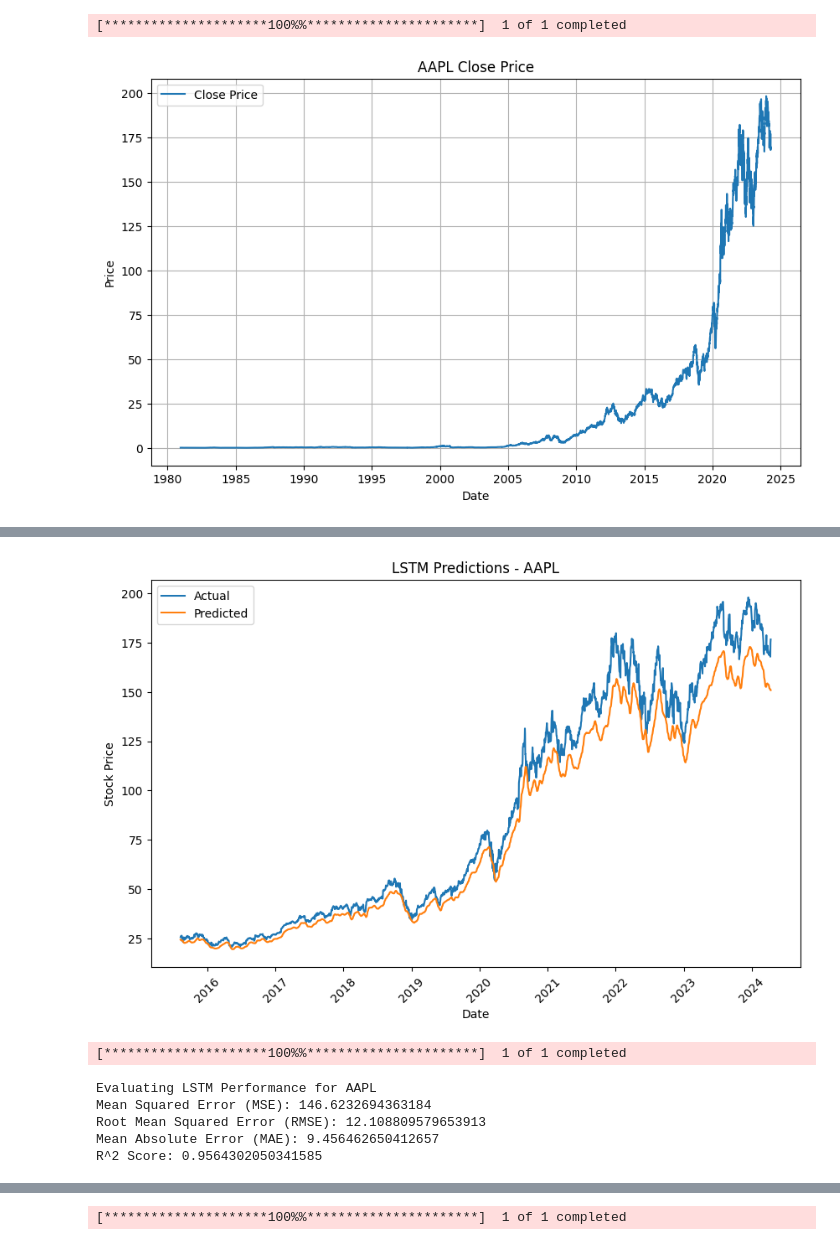
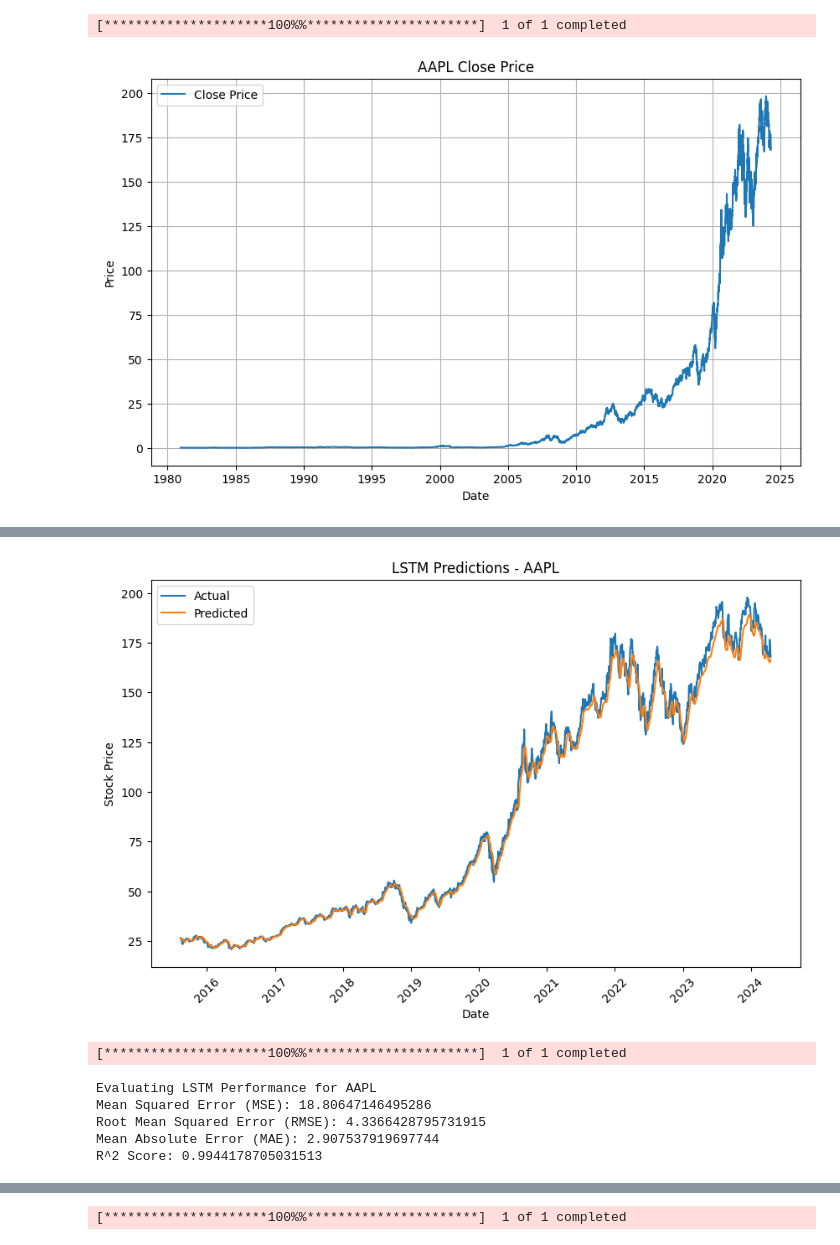
Before and after one commit to AshMoseley/StockPrediction, a Jupyter notebook: LSTM_Model_Long.ipynb, the cells around one changed output, grey strips where cells are left out. Drawn from its saved outputs; the diff is of its cells as text; code cells hidden in the pictures.

```diff
--- a/LSTM_Model_Long.ipynb
+++ b/LSTM_Model_Long.ipynb
@@ -113,18 +110,18 @@ for symbol in symbols:
     # Build the LSTM model with dropout for regularization
     lstm_model = Sequential([
         LSTM(units=50, activation='relu', input_shape=(X_train.shape[1], 1), return_sequences=True),
-        Dropout(0.2),  # Add dropout with a 20% rate
+        Dropout(0.2),
         LSTM(units=50),
-        Dropout(0.2),  # Another dropout layer for additional regularization
+        Dropout(0.2),
         Dense(units=1)
     ])
     lstm_model.compile(optimizer='adam', loss='mean_squared_error')
 
     # Adjusted early stopping callback to be more sensitive to overfitting
-    early_stopping = EarlyStopping(monitor='val_loss', patience=5, restore_best_weights=True)
+    early_stopping = EarlyStopping(monitor='val_loss', patience=5, verbose = 1, restore_best_weights=True)
 
     # Train the LSTM model with the updated early stopping callback
-    lstm_model.fit(X_train, y_train, epochs=10, batch_size=32, validation_split=0.1, verbose=2, callbacks=[early_stopping])
+    lstm_model.fit(X_train, y_train, epochs=20, batch_size=32, validation_split=0.1, verbose=2, callbacks=[early_stopping])
 
     # Predict on the test set with the LSTM model
     predictions_scaled_lstm = lstm_model.predict(X_test)
@@ -159,9 +156,9 @@ Epoch 10/10
 69/69 [==============================] - 1s 2ms/step
-[figure, old version]
+[figure, new version]
 [*********************100%%**********************]  1 of 1 completed
 Evaluating LSTM Performance for AAPL
-Mean Squared Error (MSE): 146.6232694363184
-Root Mean Squared Error (RMSE): 12.108809579653913
-Mean Absolute Error (MAE): 9.456462650412657
-R^2 Score: 0.9564302050341585
+Mean Squared Error (MSE): 18.80647146495286
+Root Mean Squared Error (RMSE): 4.3366428795731915
+Mean Absolute Error (MAE): 2.907537919697744
+R^2 Score: 0.9944178705031513
 [figure]
```
Also changed, not shown: parts of 4 cells of this notebook, 3 other files.
